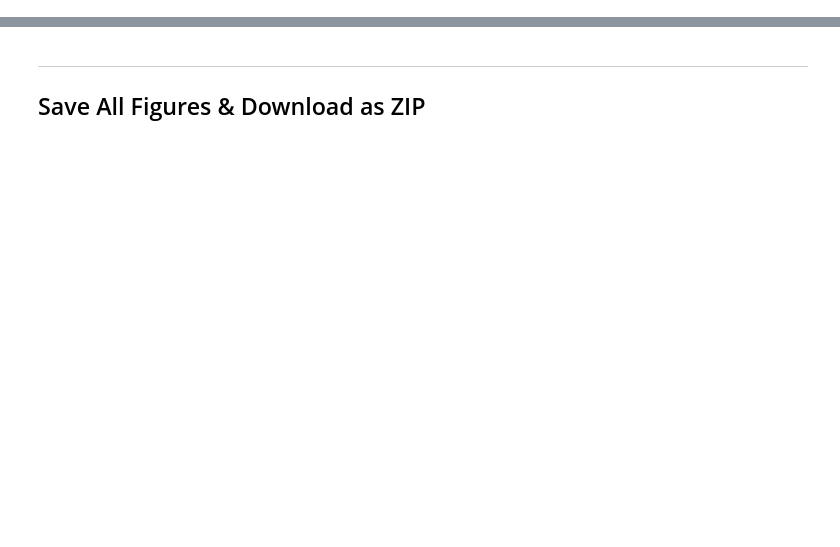
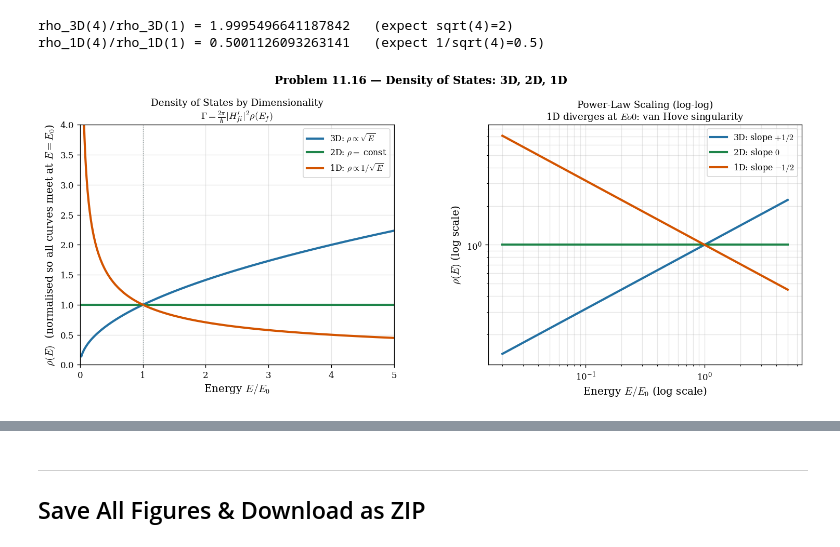
Before and after one commit to SeoulTechPSE/introduction_to_quantum_mechanics, a Jupyter notebook: ch11_visualizations.ipynb, the cells around one changed output, grey strips where cells are left out. Saved outputs shown, nothing was run; the diff lists cells and outputs as text; code cells hidden in the pictures; blank space fills up the shorter version.

```diff
--- a/ch11_visualizations.ipynb
+++ b/ch11_visualizations.ipynb
@@ -435,0 +224,53 @@ At θ=90°: q_dir=2.8247, q_ex=2.8321  (equal → f_dir=f_ex) ✓
+# %%
+# Problem 11.16: Density of states for a free particle in 3D, 2D, 1D
+# rho_3D(E) ~ sqrt(E)   (E = p^2/2m, dN/dE ~ p^2 dp/dE ~ sqrt(E))
+# rho_2D(E) ~ const     (dN/dE ~ p dp/dE ~ const)
+# rho_1D(E) ~ 1/sqrt(E) (dN/dE ~ dp/dE ~ 1/sqrt(E))
+
+E_arr = np.linspace(0.02, 5, 600)
+rho_3D = np.sqrt(E_arr)
+rho_2D = np.ones_like(E_arr)
+rho_1D = 1.0/np.sqrt(E_arr)
+
+fig, axes = plt.subplots(1, 2, figsize=(13, 5.0))
+plt.subplots_adjust(top=0.88, left=0.08, right=0.97, wspace=0.30)
+
+# Left: rho(E) normalised at E=1
+ax = axes[0]
+ax.plot(E_arr, rho_3D/rho_3D[np.argmin(np.abs(E_arr-1))], color=BLUE,  lw=2.5,
+        label=r'3D: $\rho\propto\sqrt{E}$')
+ax.plot(E_arr, rho_2D/rho_2D[np.argmin(np.abs(E_arr-1))], color=GREEN, lw=2.5,
+        label=r'2D: $\rho=$ const')
+ax.plot(E_arr, rho_1D/rho_1D[np.argmin(np.abs(E_arr-1))], color=ORG,   lw=2.5,
+        label=r'1D: $\rho\propto 1/\sqrt{E}$')
+ax.axvline(1, color=GRAY, ls=':', lw=0.8)
+ax.set_xlabel(r'Energy $E/E_0$', labelpad=3)
+ax.set_ylabel(r'$\rho(E)$  (normalised so all curves meet at $E=E_0$)')
+ax.set_title('Density of States by Dimensionality\n'
+             r'$\Gamma=\frac{2\pi}{\hbar}|H_{fi}^{\prime}|^2\rho(E_f)$', fontsize=11)
+ax.legend(fontsize=9.5); ax.grid(True, alpha=0.3)
+ax.set_xlim(0, 5); ax.set_ylim(0, 4)
+
+# Right: log-log to show power laws clearly
+ax2 = axes[1]
+ax2.loglog(E_arr, rho_3D, color=BLUE,  lw=2.5, label=r'3D: slope $+1/2$')
+ax2.loglog(E_arr, rho_2D, color=GREEN, lw=2.5, label=r'2D: slope $0$')
+ax2.loglog(E_arr, rho_1D, color=ORG,   lw=2.5, label=r'1D: slope $-1/2$')
+ax2.set_xlabel(r'Energy $E/E_0$ (log scale)', labelpad=3)
+ax2.set_ylabel(r'$\rho(E)$ (log scale)')
+ax2.set_title('Power-Law Scaling (log-log)\n'
+              '1D diverges at $E\to0$: van Hove singularity', fontsize=11)
+ax2.legend(fontsize=9.5); ax2.grid(True, alpha=0.3, which='both')
+
+print('rho_3D(4)/rho_3D(1) =', rho_3D[np.argmin(np.abs(E_arr-4))]/rho_3D[np.argmin(np.abs(E_arr-1))],
+      '  (expect sqrt(4)=2)')
+print('rho_1D(4)/rho_1D(1) =', rho_1D[np.argmin(np.abs(E_arr-4))]/rho_1D[np.argmin(np.abs(E_arr-1))],
+      '  (expect 1/sqrt(4)=0.5)')
+
+plt.suptitle('Problem 11.16 — Density of States: 3D, 2D, 1D',
+              fontsize=13, fontweight='bold', y=1.04)
+figures.append((fig, 'fig_11_16.png')); plt.show()
+# %% [output]
+rho_3D(4)/rho_3D(1) = 1.9995496641187842   (expect sqrt(4)=2)
+rho_1D(4)/rho_1D(1) = 0.5001126093263141   (expect 1/sqrt(4)=0.5)
+[figure, added]
```
Also changed, not shown: parts of 27 cells of this notebook.
